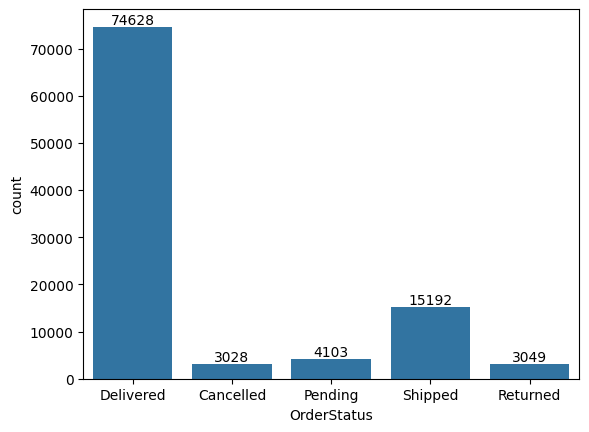
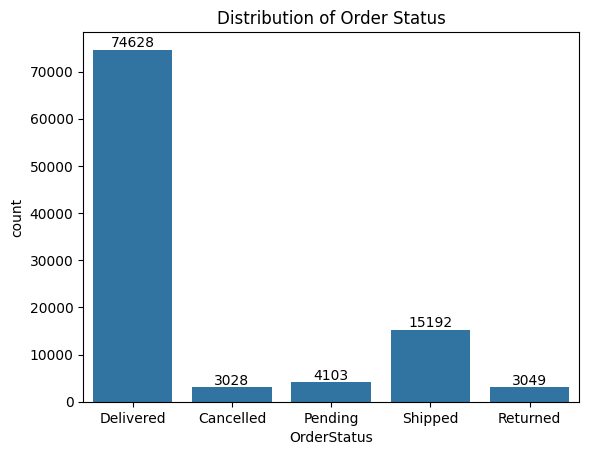
Code edit (unified diff) that turned the first committed figure into the second:
--- before
+++ after
@@ -6,4 +6,4 @@
                 (p.get_x() + p.get_width() / 2, p.get_height()),
                 ha='center', va='bottom')
-                
+plt.title('Distribution of Order Status')
 plt.show()

Commit: remove unused cols